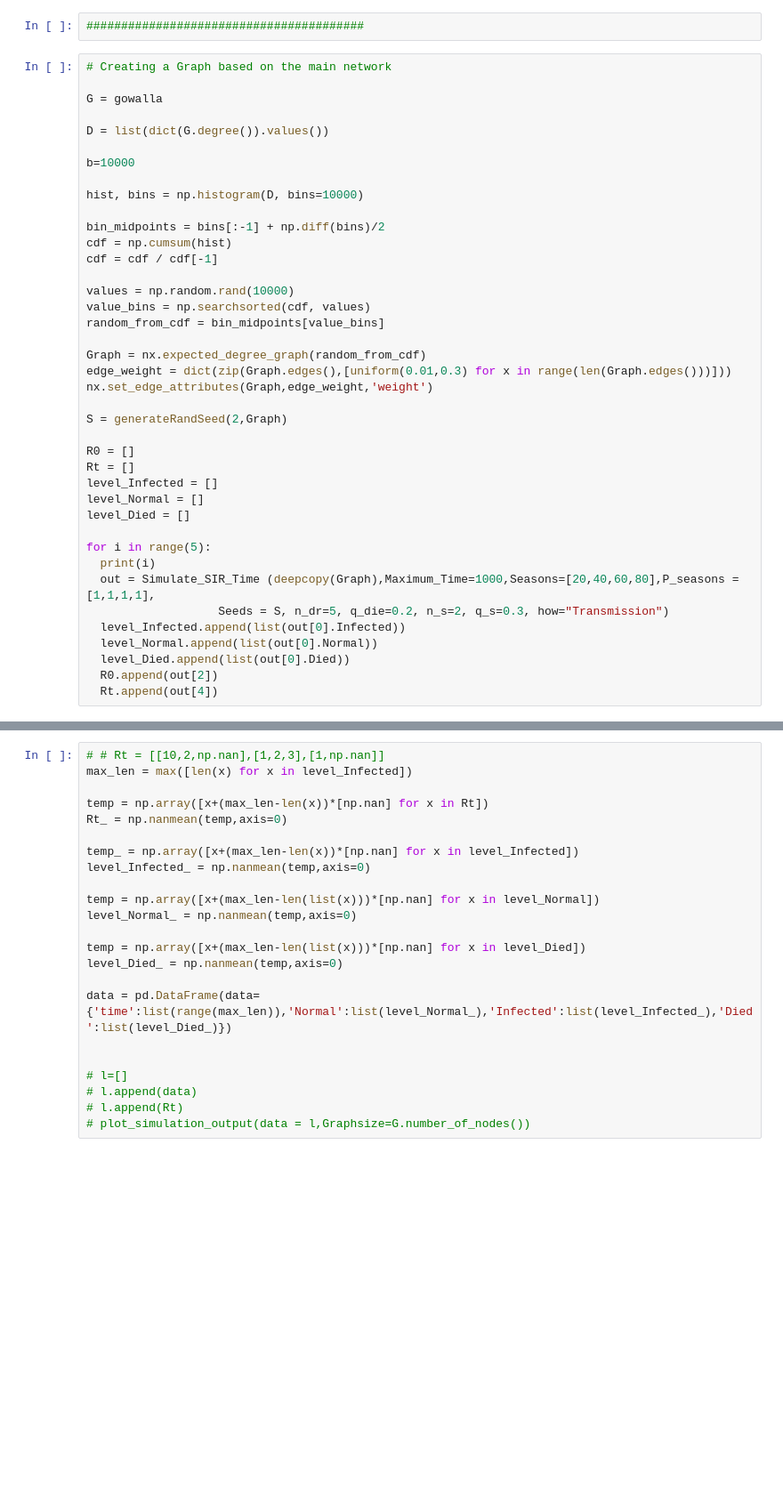
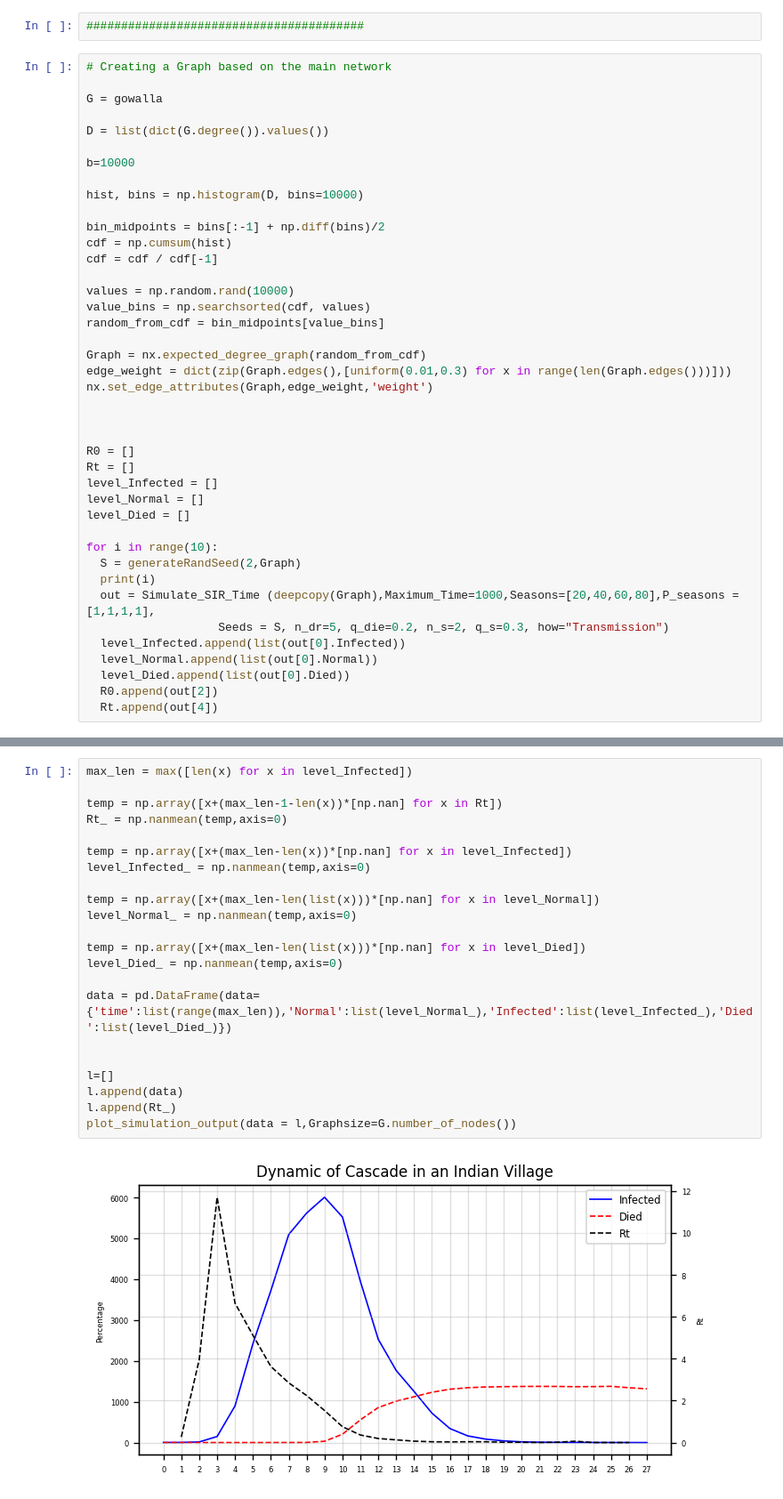
Before and after one commit to MahdiShahrabi/COVID19-Simulation, a Jupyter notebook: Time Dimension/Time_Simulation.ipynb, the cells around one changed output, grey strips where cells are left out. Shown at 89% size. Drawn from its saved outputs; the diff is of its cells as text; blank space fills up the shorter version.

```diff
--- a/Time Dimension/Time_Simulation.ipynb
+++ b/Time Dimension/Time_Simulation.ipynb
@@ -386,7 +386,7 @@ Graph = nx.expected_degree_graph(random_from_cdf)
 edge_weight = dict(zip(Graph.edges(),[uniform(0.01,0.3) for x in range(len(Graph.edges()))]))
 nx.set_edge_attributes(Graph,edge_weight,'weight')
 
-S = generateRandSeed(2,Graph)
+
 
 R0 = []
 Rt = []
@@ -394,7 +394,8 @@ level_Infected = []
 level_Normal = []
 level_Died = []
 
-for i in range(5):
+for i in range(10):
+  S = generateRandSeed(2,Graph)
   print(i)
   out = Simulate_SIR_Time (deepcopy(Graph),Maximum_Time=1000,Seasons=[20,40,60,80],P_seasons = [1,1,1,1],
                    Seeds = S, n_dr=5, q_die=0.2, n_s=2, q_s=0.3, how="Transmission")
@@ -412,23 +423,24 @@ for i in range(5):
 # %%
-# # Rt = [[10,2,np.nan],[1,2,3],[1,np.nan]]
 max_len = max([len(x) for x in level_Infected])
 
-temp = np.array([x+(max_len-len(x))*[np.nan] for x in Rt])
+temp = np.array([x+(max_len-1-len(x))*[np.nan] for x in Rt])
 Rt_ = np.nanmean(temp,axis=0)
 
-temp_ = np.array([x+(max_len-len(x))*[np.nan] for x in level_Infected])
+temp = np.array([x+(max_len-len(x))*[np.nan] for x in level_Infected])
 level_Infected_ = np.nanmean(temp,axis=0)
 
 temp = np.array([x+(max_len-len(list(x)))*[np.nan] for x in level_Normal])
 level_Normal_ = np.nanmean(temp,axis=0)
 
 temp = np.array([x+(max_len-len(list(x)))*[np.nan] for x in level_Died])
 level_Died_ = np.nanmean(temp,axis=0)
 
 data = pd.DataFrame(data={'time':list(range(max_len)),'Normal':list(level_Normal_),'Infected':list(level_Infected_),'Died':list(level_Died_)})
 
 
-# l=[]
-# l.append(data)
-# l.append(Rt)
-# plot_simulation_output(data = l,Graphsize=G.number_of_nodes())
+l=[]
+l.append(data)
+l.append(Rt_)
+plot_simulation_output(data = l,Graphsize=G.number_of_nodes())
+# %% [output]
+[figure, added]
```
Also changed, not shown: parts of 5 cells of this notebook.
